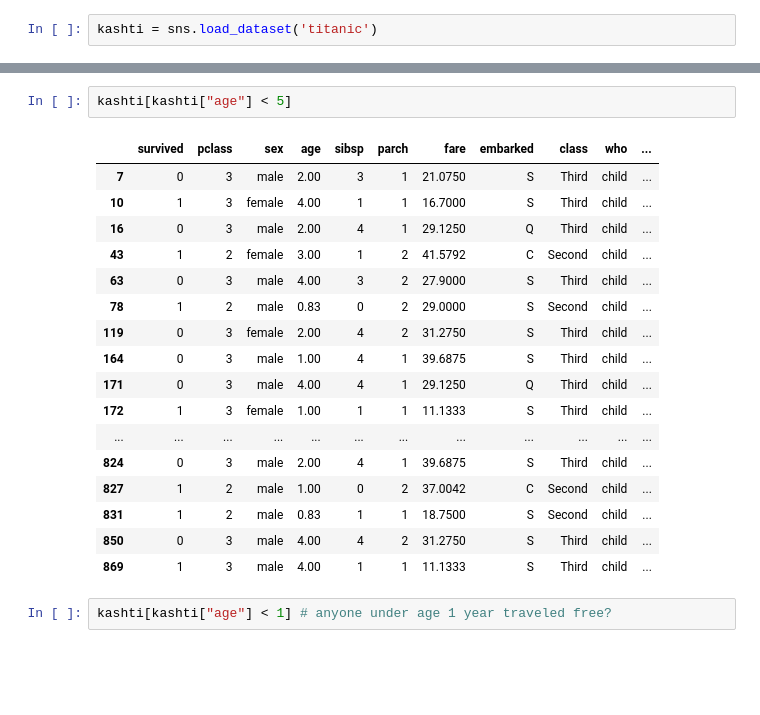
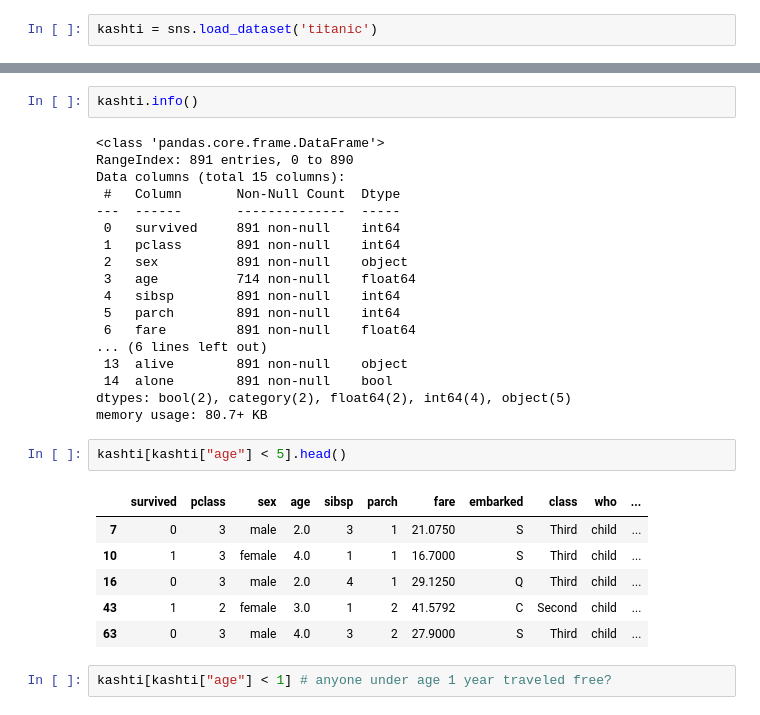
Before and after one commit to babarkhan786/Python-practice-2026, a Jupyter notebook: day_10b EDA/EDA.ipynb, the cells around one changed output, grey strips where cells are left out. Saved outputs shown, nothing was run; the diff lists cells and outputs as text; blank space fills up the shorter version.

```diff
--- a/day_10b EDA/EDA.ipynb
+++ b/day_10b EDA/EDA.ipynb
@@ -7,23 +39,32 @@ kashti = sns.load_dataset('titanic')
+# %%
+kashti.info()
+# %% [output]
+<class 'pandas.core.frame.DataFrame'>
+RangeIndex: 891 entries, 0 to 890
+Data columns (total 15 columns):
+ #   Column       Non-Null Count  Dtype
+---  ------       --------------  -----
+ 0   survived     891 non-null    int64
+ 1   pclass       891 non-null    int64
+ 2   sex          891 non-null    object
+ 3   age          714 non-null    float64
+ 4   sibsp        891 non-null    int64
+ 5   parch        891 non-null    int64
+ 6   fare         891 non-null    float64
+... (6 lines left out)
+ 13  alive        891 non-null    object
+ 14  alone        891 non-null    bool
+dtypes: bool(2), category(2), float64(2), int64(4), object(5)
+memory usage: 80.7+ KB
 # %%
-kashti[kashti["age"] < 5]
+kashti[kashti["age"] < 5].head()
 # %% [output]
 |  | survived | pclass | sex | age | sibsp | parch | fare | embarked | class | who | ... |
-| 7 | 0 | 3 | male | 2.00 | 3 | 1 | 21.0750 | S | Third | child | ... |
-| 10 | 1 | 3 | female | 4.00 | 1 | 1 | 16.7000 | S | Third | child | ... |
-| 16 | 0 | 3 | male | 2.00 | 4 | 1 | 29.1250 | Q | Third | child | ... |
-| 43 | 1 | 2 | female | 3.00 | 1 | 2 | 41.5792 | C | Second | child | ... |
-| 63 | 0 | 3 | male | 4.00 | 3 | 2 | 27.9000 | S | Third | child | ... |
-| 78 | 1 | 2 | male | 0.83 | 0 | 2 | 29.0000 | S | Second | child | ... |
-| 119 | 0 | 3 | female | 2.00 | 4 | 2 | 31.2750 | S | Third | child | ... |
-| 164 | 0 | 3 | male | 1.00 | 4 | 1 | 39.6875 | S | Third | child | ... |
-| 171 | 0 | 3 | male | 4.00 | 4 | 1 | 29.1250 | Q | Third | child | ... |
-| 172 | 1 | 3 | female | 1.00 | 1 | 1 | 11.1333 | S | Third | child | ... |
-| ... | ... | ... | ... | ... | ... | ... | ... | ... | ... | ... | ... |
-| 824 | 0 | 3 | male | 2.00 | 4 | 1 | 39.6875 | S | Third | child | ... |
-| 827 | 1 | 2 | male | 1.00 | 0 | 2 | 37.0042 | C | Second | child | ... |
-| 831 | 1 | 2 | male | 0.83 | 1 | 1 | 18.7500 | S | Second | child | ... |
-| 850 | 0 | 3 | male | 4.00 | 4 | 2 | 31.2750 | S | Third | child | ... |
-| 869 | 1 | 3 | male | 4.00 | 1 | 1 | 11.1333 | S | Third | child | ... |
+| 7 | 0 | 3 | male | 2.0 | 3 | 1 | 21.0750 | S | Third | child | ... |
+| 10 | 1 | 3 | female | 4.0 | 1 | 1 | 16.7000 | S | Third | child | ... |
+| 16 | 0 | 3 | male | 2.0 | 4 | 1 | 29.1250 | Q | Third | child | ... |
+| 43 | 1 | 2 | female | 3.0 | 1 | 2 | 41.5792 | C | Second | child | ... |
+| 63 | 0 | 3 | male | 4.0 | 3 | 2 | 27.9000 | S | Third | child | ... |
 # %%
 kashti[kashti["age"] < 1] # anyone under age 1 year traveled free?
 # %% [output]
```
Also changed, not shown: parts of 77 cells of this notebook, 1 other file.
